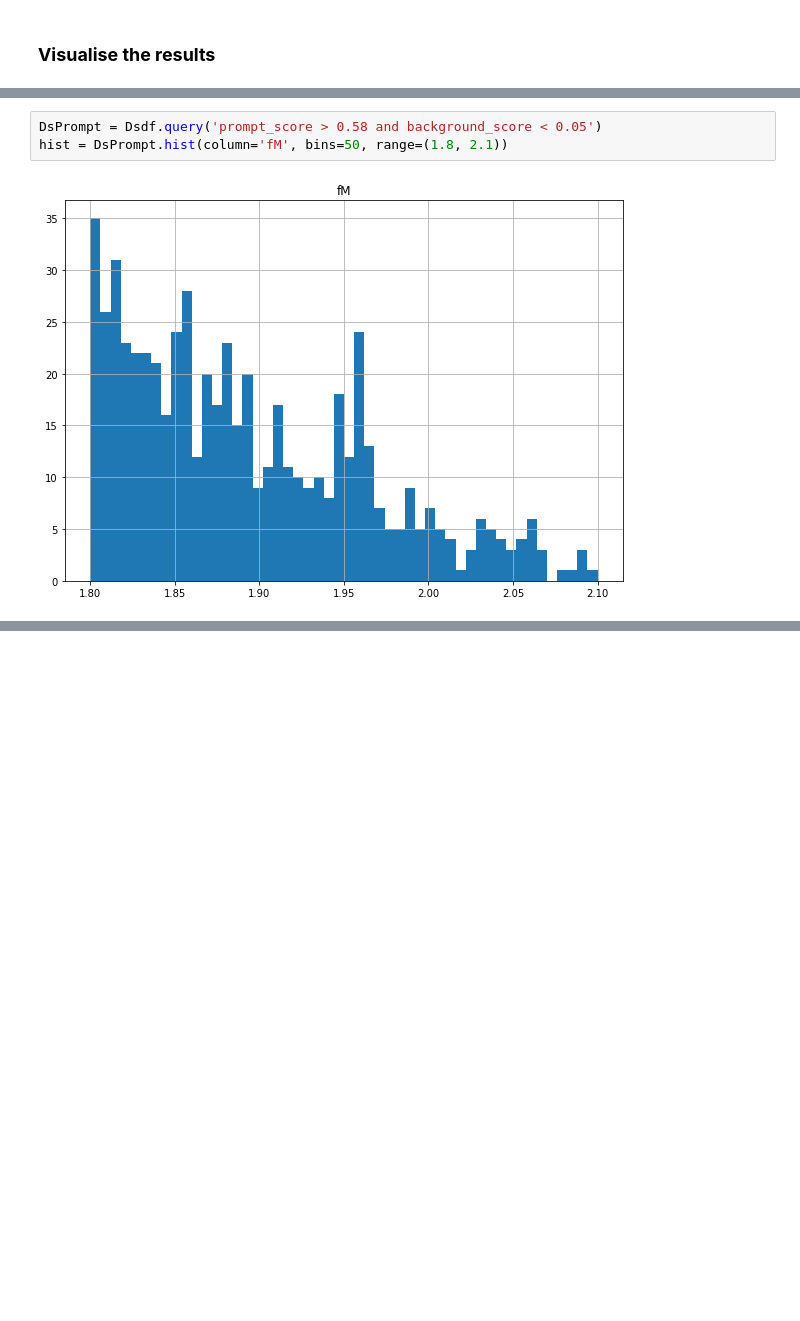
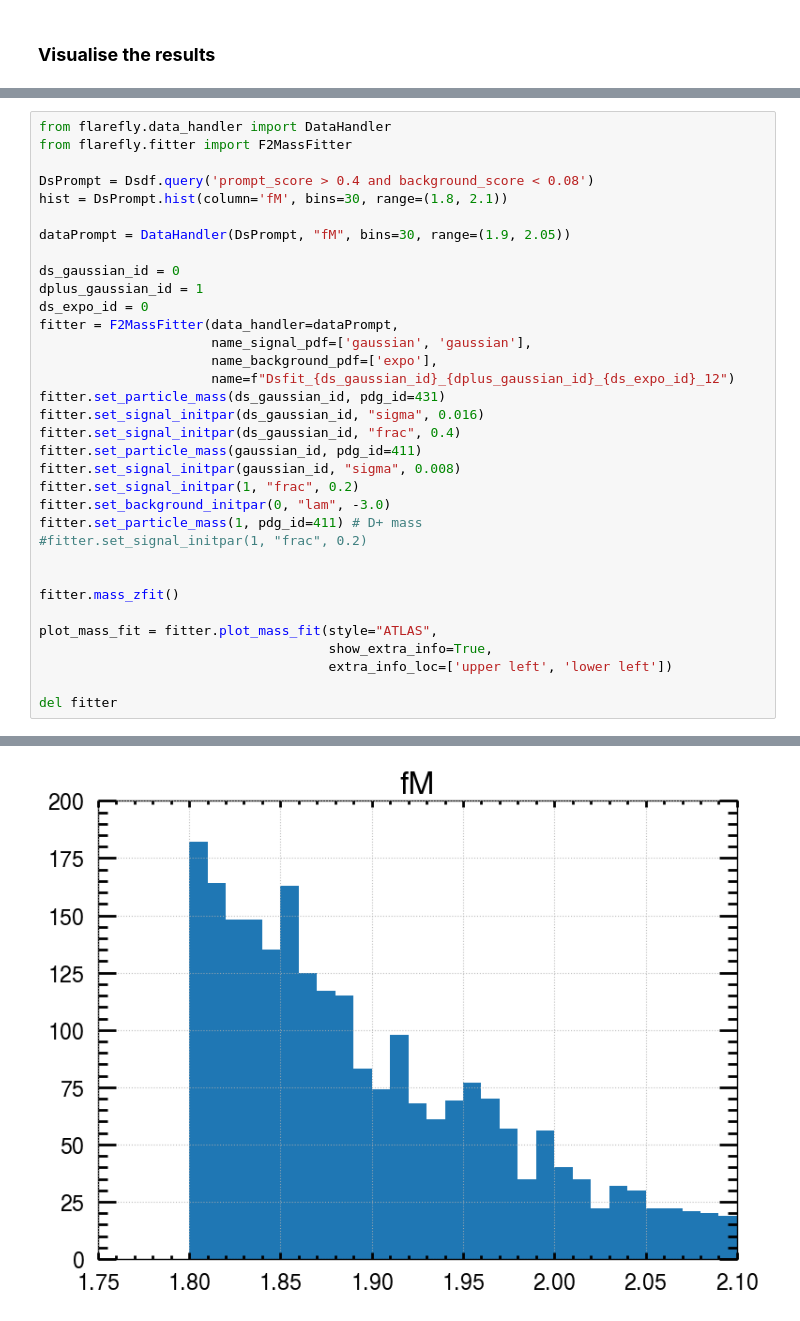
Before and after one commit to AliceO2Group/analysis-tutorials, a Jupyter notebook: o2at-3/machinelearning/BDTClassification/DsBDTrun3.ipynb, the cells around one changed output, grey strips where cells are left out. Cells and saved outputs as stored; diff of their text form; blank space fills up the shorter version.

Commit message:
Adding inv. mass fit with flarefly

```diff
--- a/o2at-3/machinelearning/BDTClassification/DsBDTrun3.ipynb
+++ b/o2at-3/machinelearning/BDTClassification/DsBDTrun3.ipynb
@@ -265,5 +235,35 @@ NameError: name 'model_hdl' is not defined
-# %%
-DsPrompt = Dsdf.query('prompt_score > 0.58 and background_score < 0.05')
-hist = DsPrompt.hist(column='fM', bins=50, range=(1.8, 2.1))
-# %% [output]
-[figure, removed]
+# %%
+from flarefly.data_handler import DataHandler
+from flarefly.fitter import F2MassFitter
+
+DsPrompt = Dsdf.query('prompt_score > 0.4 and background_score < 0.08')
+hist = DsPrompt.hist(column='fM', bins=30, range=(1.8, 2.1))
+
+dataPrompt = DataHandler(DsPrompt, "fM", bins=30, range=(1.9, 2.05))
+
+ds_gaussian_id = 0
+dplus_gaussian_id = 1
+ds_expo_id = 0
+fitter = F2MassFitter(data_handler=dataPrompt,
+                      name_signal_pdf=['gaussian', 'gaussian'],
+                      name_background_pdf=['expo'],
+                      name=f"Dsfit_{ds_gaussian_id}_{dplus_gaussian_id}_{ds_expo_id}_12")
+fitter.set_particle_mass(ds_gaussian_id, pdg_id=431)
+fitter.set_signal_initpar(ds_gaussian_id, "sigma", 0.016)
+fitter.set_signal_initpar(ds_gaussian_id, "frac", 0.4)
+fitter.set_particle_mass(gaussian_id, pdg_id=411)
+fitter.set_signal_initpar(gaussian_id, "sigma", 0.008)
+fitter.set_signal_initpar(1, "frac", 0.2)
+fitter.set_background_initpar(0, "lam", -3.0)
+fitter.set_particle_mass(1, pdg_id=411) # D+ mass
+#fitter.set_signal_initpar(1, "frac", 0.2)
+
+
+fitter.mass_zfit()
+
+plot_mass_fit = fitter.plot_mass_fit(style="ATLAS",
+                                     show_extra_info=True,
+                                     extra_info_loc=['upper left', 'lower left'])
+
+del fitter
+# %% [output]
@@ -269,0 +319 @@ hist = DsPrompt.hist(column='fM', bins=50, range=(1.8, 2.1))
+[figure, added]
```
Also changed, not shown: parts of 10 cells of this notebook.
